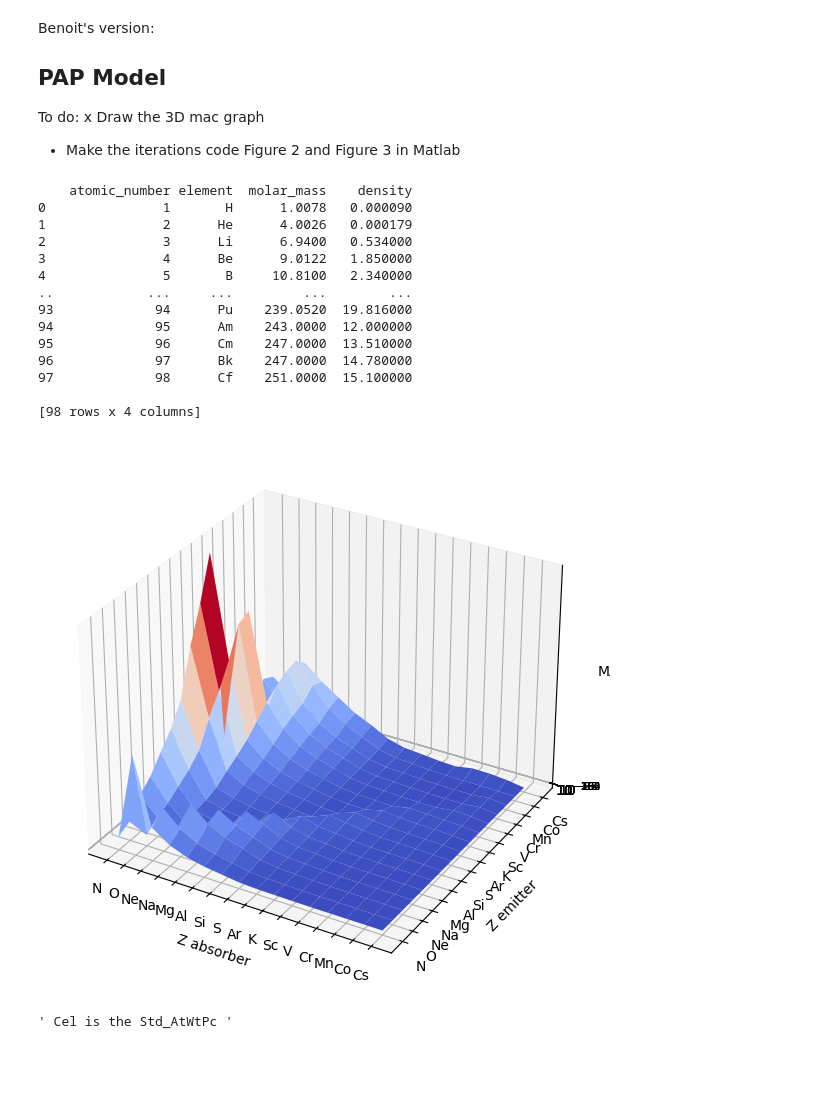
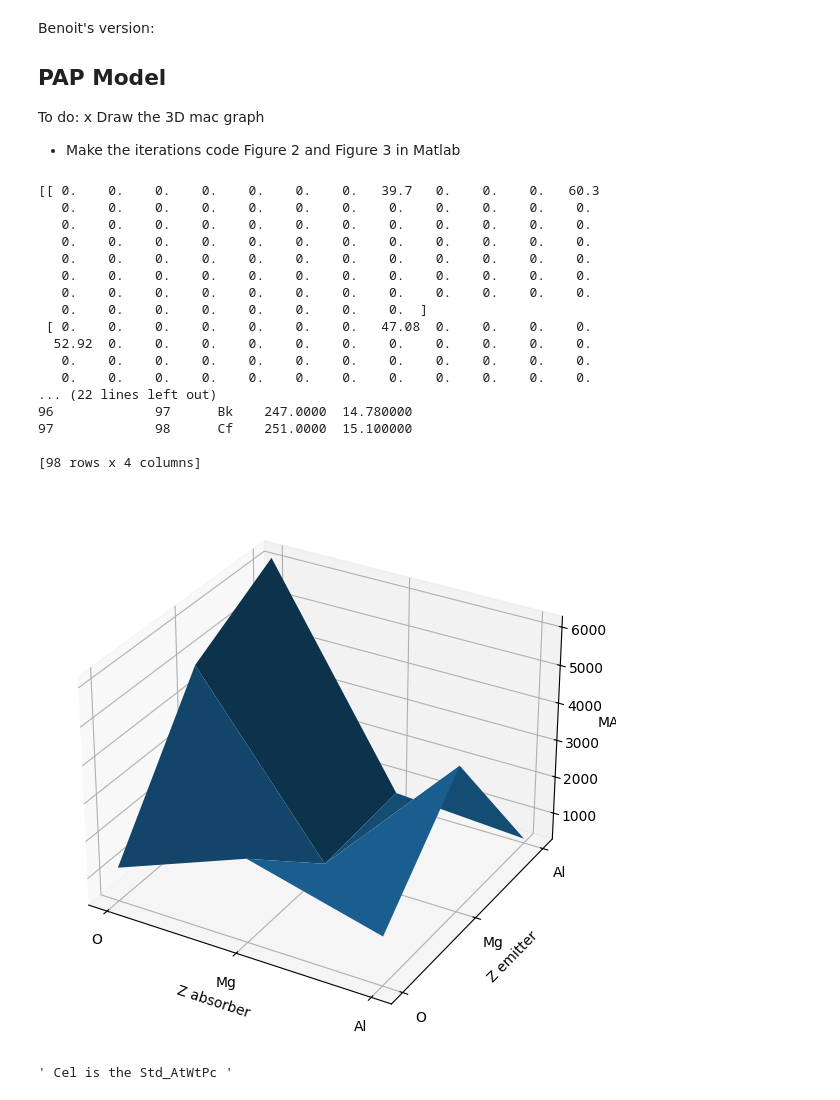
Before and after one commit to khalilhas/Quantification_PAP, a Jupyter notebook: PAP_v7.ipynb, the cells around one changed output. Drawn from its saved outputs; the diff is of its cells as text; code cells hidden in the pictures; blank space fills up the shorter version.

Commit message:
using different standards for different elements (aka fixing Cstd and Epma_std variables)

```diff
--- a/PAP_v7.ipynb
+++ b/PAP_v7.ipynb
@@ -18,11 +18,44 @@ from matplotlib import cm
 # INPUTS
 # concentration
 # Indices in Python start at 0
-element_indices = np.array([11, 19, 20, 22, 25, 26, 24, 8, 14, 13, 12, 15, 56, 28, 9, 17]) # atomic numbers
+################ INPUTS ###################
+Meas_El = [11, 19, 20, 22, 25, 26, 24, 8, 14, 13, 12, 15, 56, 28, 9, 17]  # length 16
+element_indices = np.array([12,13,8]) # atomic numbers
 element_indices = element_indices - 1 # python start at zero
-#
-Cel = np.zeros((1,92))
-np.put(Cel, element_indices, [8.75,0.02,0.00,0.00,0.00,0.05,0.00,48.82,32.13,10.25,0.00,0.00,0.00,0.00,0.00,0.00])
+# Std_AtWtPc
+number_of_standards = 3
+Cel = np.zeros((number_of_standards,92))
+Std_AtWtPc = Cel
+
+Std_AtWtPc[:, [10, 18, 19, 21, 24, 25, 23, 7, 13, 12, 11, 14, 55, 27, 8, 16]] = np.array([
+    [8.75,0.02,0.00,0.00,0.00,0.05,0.00,48.82,32.13,10.25,0.00,0.00,0.00,0.00,0.00,0.00],
+    [0.80,12.40,0.00,0.00,0.00,0.00,0.00,46.14,30.06,9.90,0.00,0.00,0.00,0.00,0.00,0.00],
+    [1.03,0.00,15.33,0.00,0.06,1.24,1.08,44.38,25.68,1.06,10.10,0.00,0.00,0.04,0.00,0.00],
+    [0.00,0.00,0.00,31.76,36.42,0.00,0.00,31.82,0.00,0.00,0.00,0.00,0.00,0.00,0.00,0.00],
+    [0.00,0.00,0.00,0.00,0.00,69.93,0.00,30.07,0.00,0.00,0.00,0.00,0.00,0.00,0.00,0.00],
+    [0.00,0.00,0.00,0.00,0.00,0.00,68.45,31.55,0.00,0.00,0.00,0.00,0.00,0.00,0.00,0.00],
+    [0.00,0.00,0.00,0.00,0.00,0.00,0.00,53.26,46.74,0.00,0.00,0.00,0.00,0.00,0.00,0.00],
+    [0.00,0.00,3.00,0.00,0.37,17.14,0.00,42.52,18.36,11.76,6.86,0.00,0.00,0.00,0.00,0.00],
+    [0.00,0.00,39.02,0.00,0.00,0.00,0.00,38.92,0.00,0.00,0.00,18.31,0.00,0.00,3.40,0.35],
+    [0.00,0.00,0.00,0.00,0.00,2.39,0.00,45.00,19.65,0.00,32.88,0.00,0.00,0.00,0.00,0.00],
+])
+# Standards to use with each acquisition
+number_of_acquisitions = number_of_standards
+EPMA_Std = np.zeros((number_of_acquisitions,92))
+EPMA_Std[:,[10, 18, 19, 21, 24, 25, 23, 7, 13, 12, 11, 14]] =np.array([
+    [0,1,2,3,3,4,5,6,2,1,2,2], # have changed the last value
+    [0,1,2,3,3,4,5,6,2,1,2,2], # have changed the last value
+    [0,1,2,3,3,4,5,6,2,1,2,2], # have changed the last value
+])
+# Std_AtWtPc[:, [11,12,7,24]] = np.array([
+#     [60.3, 0, 39.7, 0],  # MgO
+#     [0, 52.92, 47.08, 0],  # Al2O3
+#     [0, 0, 30.06, 69.94]  # Fe2O3 15kV, 10nA
+# ])
+print(Std_AtWtPc)
+################ INPUTS ###################
+
+# np.put(Cel, element_indices, [8.75,0.02,0.00,0.00,0.00,0.05,0.00,48.82,32.13,10.25,0.00,0.00,0.00,0.00,0.00,0.00])
 
 # importing all elements with their atomic number, atomic weights and density
 elements_df = zaf.get_element([])
@@ -39,16 +72,19 @@ for i in range(0,92): # element zAbs
         Z_np[0,i] = elements_df[['atomic_number','element']].to_numpy()[i,0]
         density_np[0,i] = elements_df[['density','element']].to_numpy()[i,0]
 # %% [output]
-    atomic_number element  molar_mass    density
-0               1       H      1.0078   0.000090
-1               2      He      4.0026   0.000179
-2               3      Li      6.9400   0.534000
-3               4      Be      9.0122   1.850000
-4               5       B     10.8100   2.340000
-..            ...     ...         ...        ...
-93             94      Pu    239.0520  19.816000
-94             95      Am    243.0000  12.000000
-95             96      Cm    247.0000  13.510000
+[[ 0.    0.    0.    0.    0.    0.    0.   39.7   0.    0.    0.   60.3
+   0.    0.    0.    0.    0.    0.    0.    0.    0.    0.    0.    0.
+   0.    0.    0.    0.    0.    0.    0.    0.    0.    0.    0.    0.
+   0.    0.    0.    0.    0.    0.    0.    0.    0.    0.    0.    0.
+   0.    0.    0.    0.    0.    0.    0.    0.    0.    0.    0.    0.
+   0.    0.    0.    0.    0.    0.    0.    0.    0.    0.    0.    0.
+   0.    0.    0.    0.    0.    0.    0.    0.    0.    0.    0.    0.
+   0.    0.    0.    0.    0.    0.    0.    0.  ]
+ [ 0.    0.    0.    0.    0.    0.    0.   47.08  0.    0.    0.    0.
+  52.92  0.    0.    0.    0.    0.    0.    0.    0.    0.    0.    0.
+   0.    0.    0.    0.    0.    0.    0.    0.    0.    0.    0.    0.
+   0.    0.    0.    0.    0.    0.    0.    0.    0.    0.    0.    0.
+... (22 lines left out)
 96             97      Bk    247.0000  14.780000
 97             98      Cf    251.0000  15.100000
 
@@ -94,36 +130,36 @@ for i in range(0,92): # element zAbs
 # %%
 from mpl_toolkits.mplot3d import Axes3D
 
-Meas_El = [10, 18, 19, 21, 24, 25, 23, 7, 13, 12, 11, 14, 55, 27, 8, 16]  # length 16
+
 Meas_Elsort = sorted(Meas_El)
 NameEl = ['H', 'He', 'Li', 'Be', 'B', 'C', 'N', 'O', 'F', 'Ne', 'Na', 'Mg', 'Al', 'Si', 'P', 'S', 'Cl', 'Ar', 'K', 'Ca', 'Sc', 'Ti', 'V', 'Cr', 'Mn', 'Fe', 'Co', 'Ni', 'Cu', 'Zn', 'Ga', 'Ge', 'As', 'Se', 'Br', 'Kr', 'Rb', 'Sr', 'Y', 'Zr', 'Nb', 'Mo', 'Tc', 'Ru', 'Rh', 'Pd', 'Ag', 'Cd', 'In', 'Sn', 'Sb', 'Te', 'I', 'Xe', 'Cs', 'Ba', 'La', 'Ce', 'Pr', 'Nd', 'Pm', 'Sm', 'Eu', 'Gd', 'Tb', 'Dy', 'Ho', 'Er', 'Tm', 'Yb', 'Lu', 'Hf', 'Ta', 'W', 'Re', 'Os', 'Ir', 'Pt', 'Au', 'Hg', 'Tl', 'Pb', 'Bi', 'Po', 'At', 'Rn', 'Fr', 'Ra', 'Ac', 'Th', 'Pa', 'U']
 
 nMsEl = len(Meas_Elsort)
 
 # Assuming MACkalpha is a 2D numpy array
 MACkalpha_Ms = MACKalpha_np[np.ix_(np.array(Meas_Elsort)-1, np.array(Meas_Elsort)-1)]
 
 fig = plt.figure(figsize=(7,7))
 ax = fig.add_subplot(111, projection='3d')
 
 X, Y = np.meshgrid(np.arange(nMsEl), np.arange(nMsEl))
-ax.plot_surface(X, Y, MACkalpha_Ms, cmap=cm.coolwarm)
+ax.plot_surface(X, Y, MACkalpha_Ms) #, cmap=cm.coolwarm
 
 ax.set_xticks(np.arange(nMsEl))
 ax.set_yticks(np.arange(nMsEl))
 
 ax.set_xticklabels([NameEl[i-1] for i in Meas_Elsort])  # Python indexing starts at 0
 ax.set_yticklabels([NameEl[i-1] for i in Meas_Elsort])  # Python indexing starts at 0
 
-ax.set_zscale('log')
+#ax.set_zscale('log')
 
 ax.set_xlabel('Z absorber')
 ax.set_ylabel('Z emitter')
 ax.set_zlabel('MAC')
 
 plt.show()
 # %% [output]
-[figure, old version]
+[figure, new version]
 # %%
 # importing the global variable in the module
 eps = 3 * 2.2204e-16
```
Also changed, not shown: parts of 2 cells of this notebook, 1 other file.
